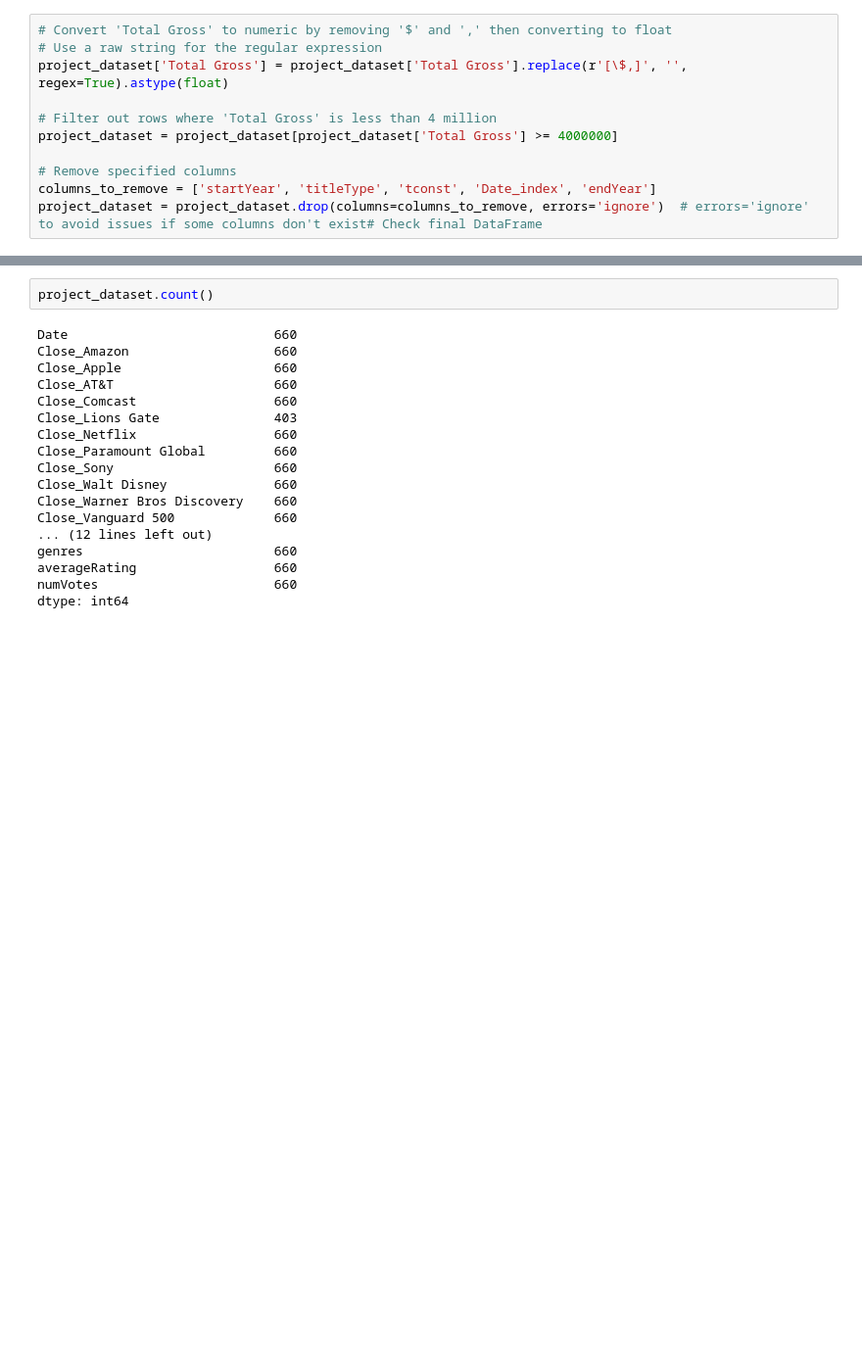
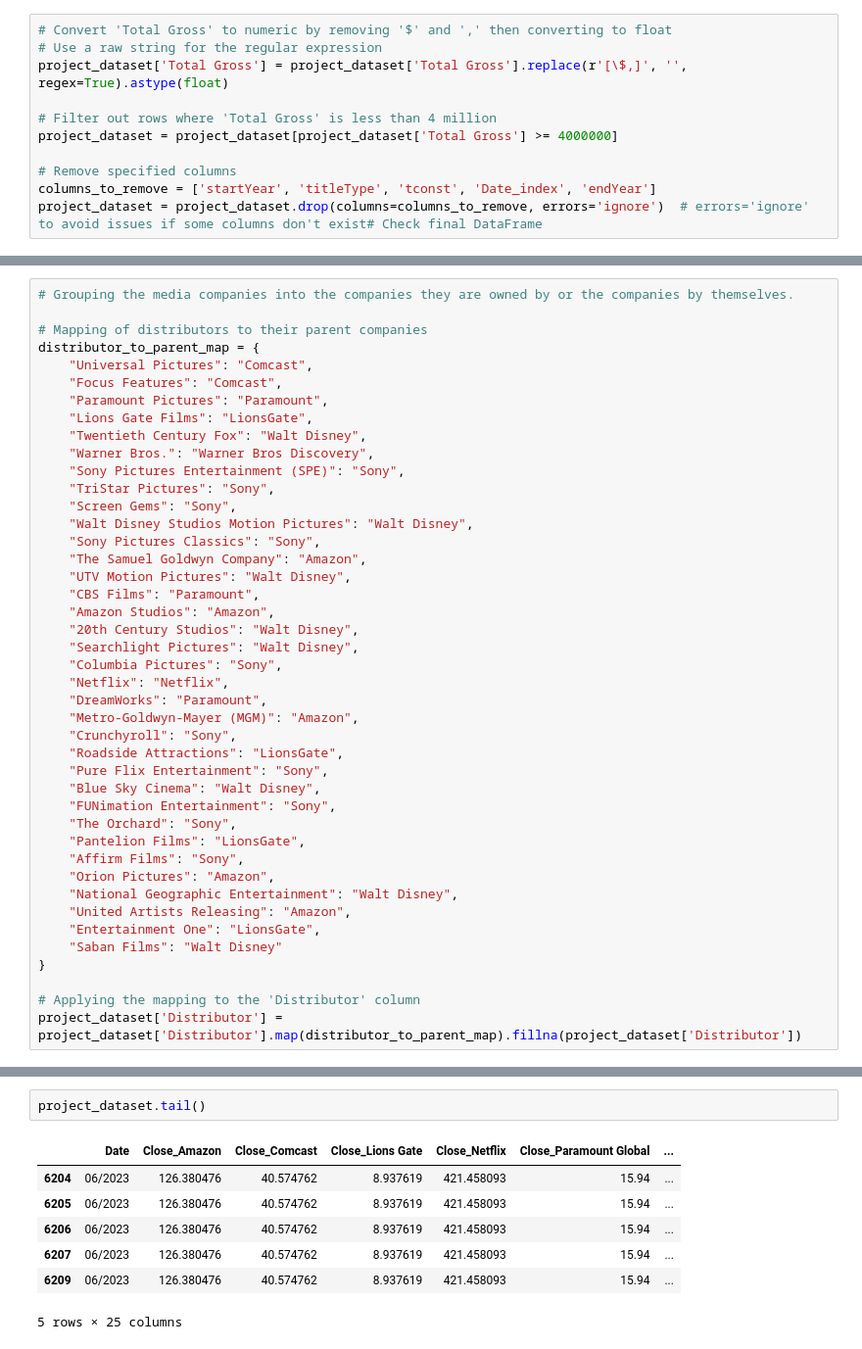
Before and after one commit to shreyashguptas/IMDbRatings-StockImpact, a Jupyter notebook: Project_dataset.ipynb, the cells around one changed output, grey strips where cells are left out. Shown: that part at 98% size. Saved outputs shown, nothing was run; the diff lists cells and outputs as text; blank space fills up the shorter version.

```diff
--- a/Project_dataset.ipynb
+++ b/Project_dataset.ipynb
@@ -672 +744,44 @@ project_dataset.head()
+# %%
+# Grouping the media companies into the companies they are owned by or the companies by themselves.
+
+# Mapping of distributors to their parent companies
+distributor_to_parent_map = {
+    "Universal Pictures": "Comcast",
+    "Focus Features": "Comcast",
+    "Paramount Pictures": "Paramount",
+    "Lions Gate Films": "LionsGate",
+    "Twentieth Century Fox": "Walt Disney",
+    "Warner Bros.": "Warner Bros Discovery",
+    "Sony Pictures Entertainment (SPE)": "Sony",
+    "TriStar Pictures": "Sony",
+    "Screen Gems": "Sony",
+    "Walt Disney Studios Motion Pictures": "Walt Disney",
+    "Sony Pictures Classics": "Sony",
+    "The Samuel Goldwyn Company": "Amazon",
+    "UTV Motion Pictures": "Walt Disney",
+    "CBS Films": "Paramount",
+    "Amazon Studios": "Amazon",
+    "20th Century Studios": "Walt Disney",
+    "Searchlight Pictures": "Walt Disney",
+    "Columbia Pictures": "Sony",
+    "Netflix": "Netflix",
+    "DreamWorks": "Paramount",
+    "Metro-Goldwyn-Mayer (MGM)": "Amazon",
+    "Crunchyroll": "Sony",
+    "Roadside Attractions": "LionsGate",
+    "Pure Flix Entertainment": "Sony",
+    "Blue Sky Cinema": "Walt Disney",
+    "FUNimation Entertainment": "Sony",
+    "The Orchard": "Sony",
+    "Pantelion Films": "LionsGate",
+    "Affirm Films": "Sony",
+    "Orion Pictures": "Amazon",
+    "National Geographic Entertainment": "Walt Disney",
+    "United Artists Releasing": "Amazon",
+    "Entertainment One": "LionsGate",
+    "Saban Films": "Walt Disney"
+}
+
+# Applying the mapping to the 'Distributor' column
+project_dataset['Distributor'] = project_dataset['Distributor'].map(distributor_to_parent_map).fillna(project_dataset['Distributor'])
 # %%
@@ -732,20 +796,10 @@ All the companies I have
 # %%
-project_dataset.count()
+project_dataset.tail()
 # %% [output]
+|  | Date | Close_Amazon | Close_Comcast | Close_Lions Gate | Close_Netflix | Close_Paramount Global | ... |
+| 6204 | 06/2023 | 126.380476 | 40.574762 | 8.937619 | 421.458093 | 15.94 | ... |
+| 6205 | 06/2023 | 126.380476 | 40.574762 | 8.937619 | 421.458093 | 15.94 | ... |
+| 6206 | 06/2023 | 126.380476 | 40.574762 | 8.937619 | 421.458093 | 15.94 | ... |
+| 6207 | 06/2023 | 126.380476 | 40.574762 | 8.937619 | 421.458093 | 15.94 | ... |
+| 6209 | 06/2023 | 126.380476 | 40.574762 | 8.937619 | 421.458093 | 15.94 | ... |
-Date                           660
-Close_Amazon                   660
-Close_Apple                    660
-Close_AT&T                     660
-Close_Comcast                  660
-Close_Lions Gate               403
-Close_Netflix                  660
-Close_Paramount Global         660
-Close_Sony                     660
-Close_Walt Disney              660
-Close_Warner Bros Discovery    660
-Close_Vanguard 500             660
-... (12 lines left out)
-genres                         660
-averageRating                  660
-numVotes                       660
-dtype: int64
+5 rows × 25 columns
```
Also changed, not shown: parts of 22 cells of this notebook.
